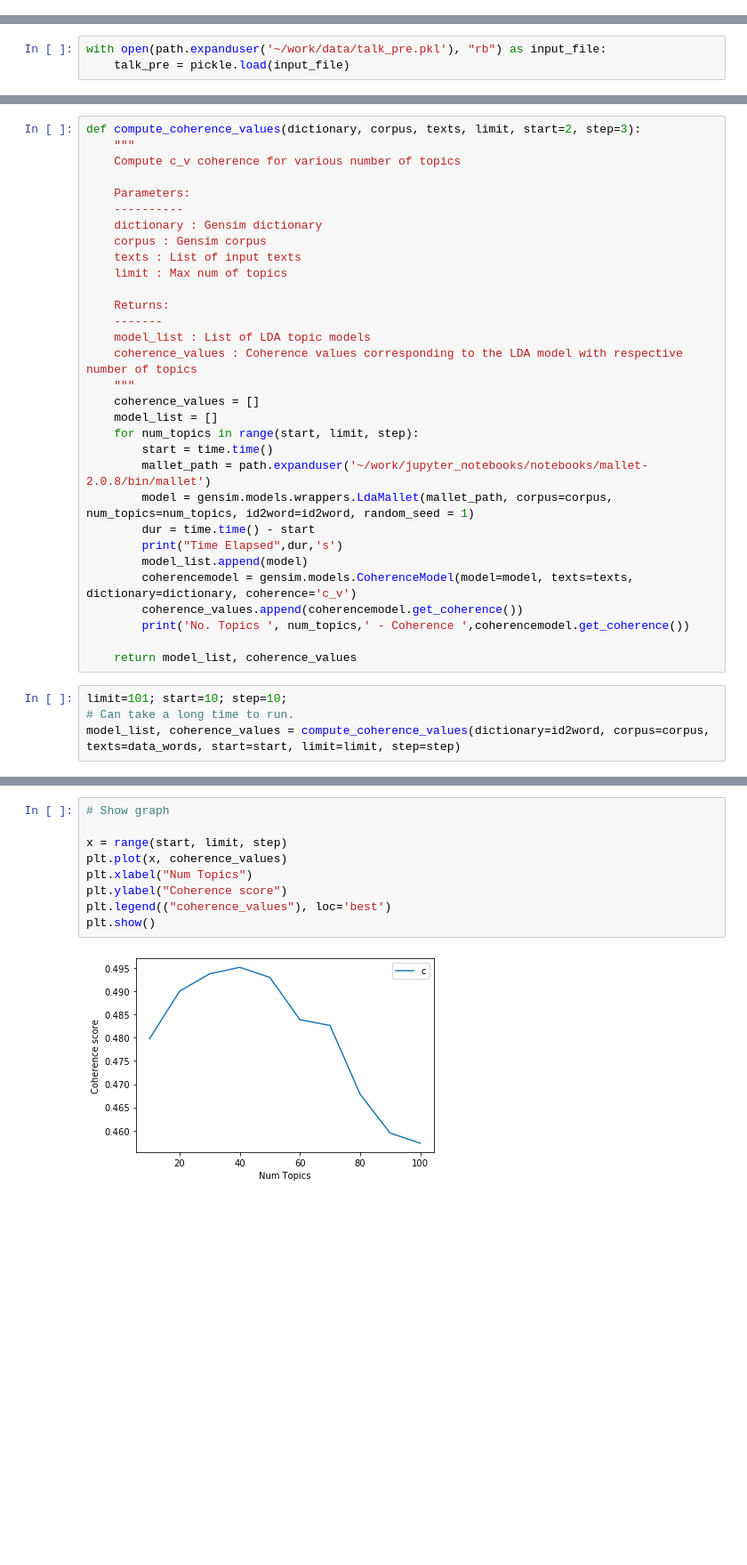
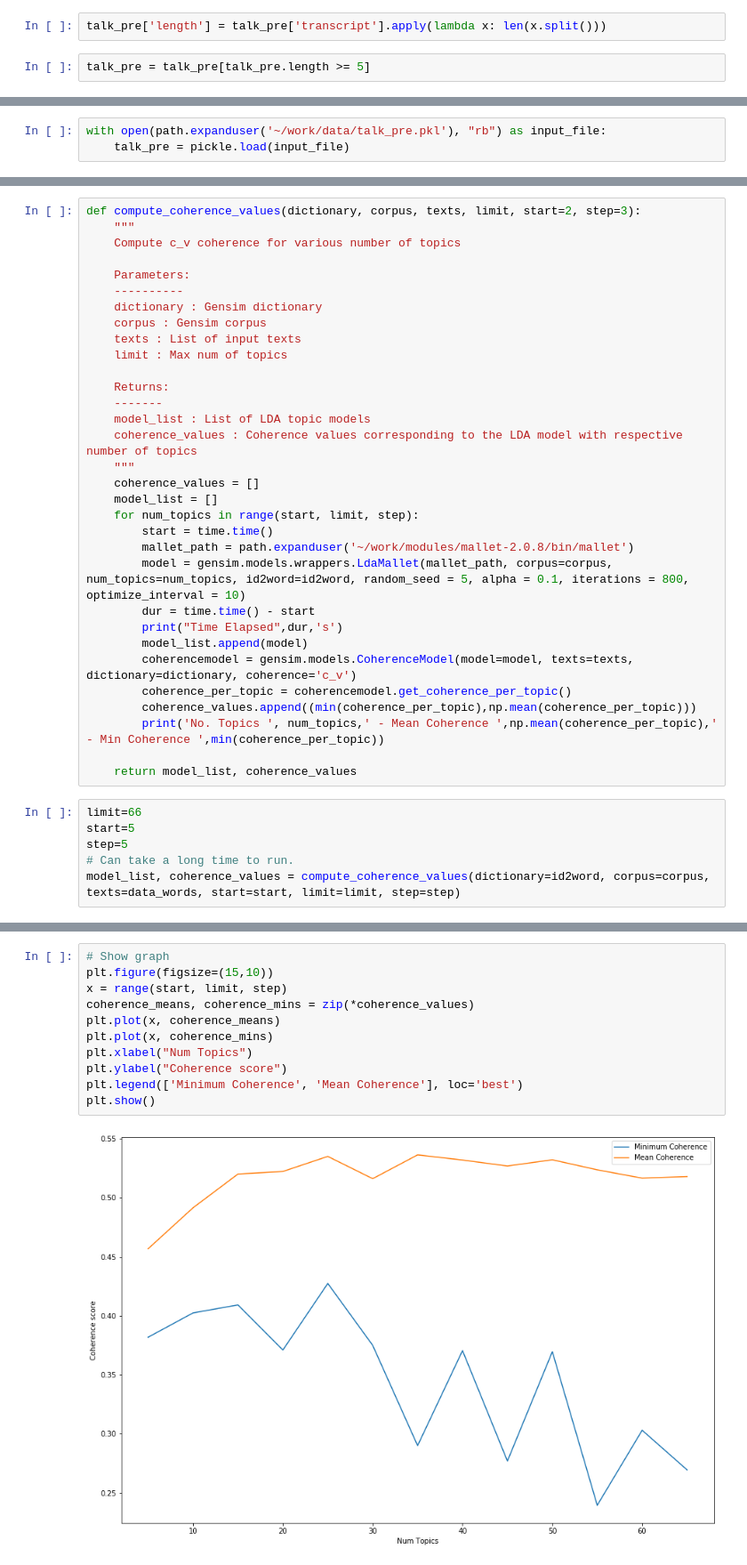
Before and after one commit to D2KLab/ToModAPI, a Jupyter notebook: jupyter_notebooks/notebooks/lda_chapters.ipynb, the cells around one changed output, grey strips where cells are left out. Shown at 89% size. Saved outputs shown, nothing was run; the diff lists cells and outputs as text; blank space fills up the shorter version.

```diff
--- a/jupyter_notebooks/notebooks/lda_chapters.ipynb
+++ b/jupyter_notebooks/notebooks/lda_chapters.ipynb
@@ -98,0 +134,4 @@ talk_pre['transcript'] = talk_pre['transcript'].apply(lambda x: ' '.join(x))
+# %%
+talk_pre['length'] = talk_pre['transcript'].apply(lambda x: len(x.split()))
+# %%
+talk_pre = talk_pre[talk_pre.length >= 5]
@@ -129,18 +180,21 @@ def compute_coherence_values(dictionary, corpus, texts, limit, start=2, step=3):
     model_list = []
     for num_topics in range(start, limit, step):
         start = time.time()
-        mallet_path = path.expanduser('~/work/jupyter_notebooks/notebooks/mallet-2.0.8/bin/mallet')
-        model = gensim.models.wrappers.LdaMallet(mallet_path, corpus=corpus, num_topics=num_topics, id2word=id2word, random_seed = 1)
+        mallet_path = path.expanduser('~/work/modules/mallet-2.0.8/bin/mallet')
+        model = gensim.models.wrappers.LdaMallet(mallet_path, corpus=corpus, num_topics=num_topics, id2word=id2word, random_seed = 5, alpha = 0.1, iterations = 800, optimize_interval = 10)
         dur = time.time() - start
         print("Time Elapsed",dur,'s')
         model_list.append(model)
         coherencemodel = gensim.models.CoherenceModel(model=model, texts=texts, dictionary=dictionary, coherence='c_v')
-        coherence_values.append(coherencemodel.get_coherence())
-        print('No. Topics ', num_topics,' - Coherence ',coherencemodel.get_coherence())
+        coherence_per_topic = coherencemodel.get_coherence_per_topic()
+        coherence_values.append((min(coherence_per_topic),np.mean(coherence_per_topic)))
+        print('No. Topics ', num_topics,' - Mean Coherence ',np.mean(coherence_per_topic),' - Min Coherence ',min(coherence_per_topic))
 
     return model_list, coherence_values
 # %%
-limit=101; start=10; step=10;
+limit=66
+start=5
+step=5
 # Can take a long time to run.
 model_list, coherence_values = compute_coherence_values(dictionary=id2word, corpus=corpus, texts=data_words, start=start, limit=limit, step=step)
 # %% [output]
@@ -167,12 +218,14 @@ No. Topics  100  - Coherence  0.45728410046430384
 # %%
 # Show graph
-
+plt.figure(figsize=(15,10))
 x = range(start, limit, step)
-plt.plot(x, coherence_values)
+coherence_means, coherence_mins = zip(*coherence_values)
+plt.plot(x, coherence_means)
+plt.plot(x, coherence_mins)
 plt.xlabel("Num Topics")
 plt.ylabel("Coherence score")
-plt.legend(("coherence_values"), loc='best')
+plt.legend(['Minimum Coherence', 'Mean Coherence'], loc='best')
 plt.show()
 # %% [output]
-[figure, old version]
+[figure, new version]
 # %%
```
Also changed, not shown: parts of 45 cells of this notebook, 24 other files.
